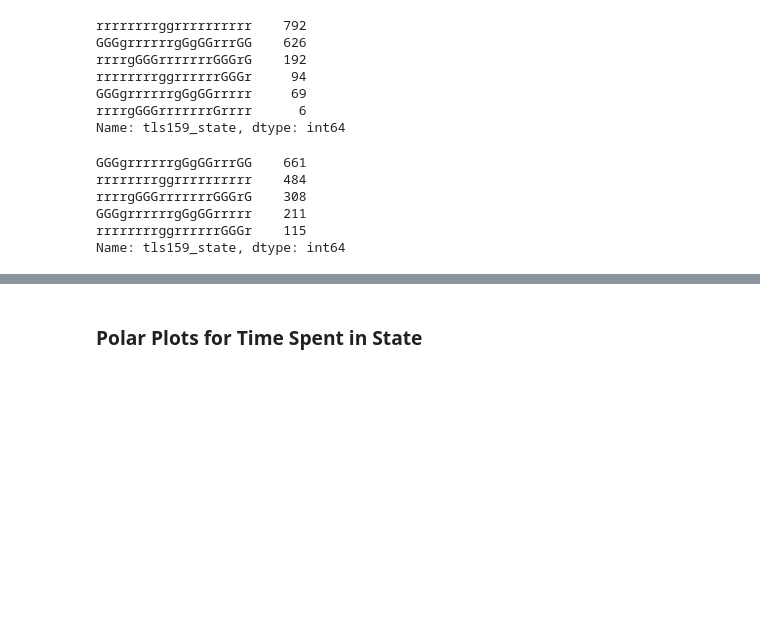
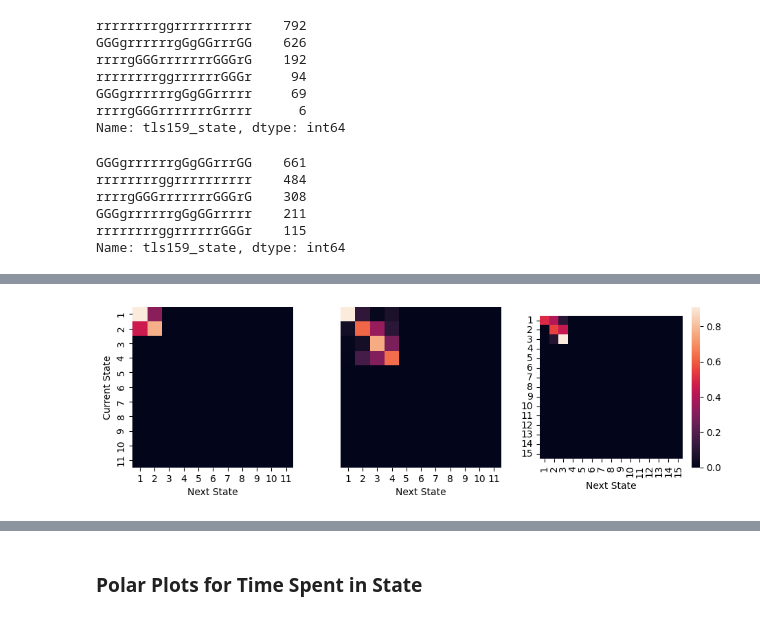
Before and after one commit to karstenk9/rl_traffic_signal_optimization, a Jupyter notebook: notebooks/evaluation_performance.ipynb, the cells around one changed output, grey strips where cells are left out. Cells and saved outputs as stored; diff of their text form; code cells hidden in the pictures; blank space fills up the shorter version.

```diff
--- a/notebooks/evaluation_performance.ipynb
+++ b/notebooks/evaluation_performance.ipynb
@@ -471,0 +495,83 @@ plt.show()
+# %%
+### ------ Phase Transition Matrix sorted by Reward Type ------ ###
+
+# Create a figure with subplots based on the number of dataframes
+tls_list = ['tls159_state', 'tls160_state', 'tls161_state'] # list of all possible states
+unique_state_lists = [tls_159_states, tls_160_states, tls_161_states] # list of lists of unique states for each traffic light
+df_list = [(speed_eval, 'Speed'), (queue_eval, 'Queue'), (waitTime_200_eval, 'WaitTime'),
+       (df, 'Actuated')]
+
+
+for (df, name) in df_list:
+    j = 0
+    num_dataframes = len(tls_list)
+    fig, axs = plt.subplots(1, num_dataframes, figsize=(9.5, 3))
+
+    # Iterate over the dataframes and plot each one in a subplot
+    for i, col in enumerate(tls_list):
+        # create transition matrix and plot heatmap
+
+        def transition_matrix(transitions, num_phases):
+            phases = list(set(phase for transition in transitions for phase in transition))
+            phase_to_index = {phase: index for index, phase in enumerate(phases)}
+            matrix = [[0] * num_phases for _ in range(num_phases)]
+            for (phase1, phase2) in transitions:
+                i = phase_to_index[phase1]
+                j = phase_to_index[phase2]
+                matrix[i][j] += 1
+            return matrix
+
+
+        def normalize_matrix(matrix):
+            normalized_matrix = []
+            for row in matrix:
+                row_sum = sum(row)
+                if row_sum != 0:
+                    normalized_row = [value / row_sum for value in row]
+                else:
+                    normalized_row = [0] * len(row)
+                normalized_matrix.append(normalized_row)
+            return normalized_matrix
+
+
+        def create_heatmap(matrix, states, ax):
+            sns.heatmap(matrix, square=True, xticklabels=["{0}".format(i+1) for i in range(num_phases)], yticklabels=["{0}".format(i+1) for i in range(num_phases)] if (i == 0 or i == 2) else "", ax=ax, cbar=i==num_dataframes-1, cbar_ax=None if i == num_dataframes-1 else False)
+            ax.set_xlabel("Next State")
+            ax.set_ylabel("Current State" if i == 0 else "")
+
+            #ax.set_title(f"{name}" if i == 1 else "")
+            ax.set_aspect("equal")
+
+        # append all states collected during training to list
+        tls_allStates = df[col].tolist()
+        #tls_allStates.append(x for x in unique_state_lists[j] if x not in tls_allStates)
+
+        # get number of distinct phases
+        num_phases = len(unique_state_lists[j])
+
+        # create list of tuples for state transitions
+        transitions = [(tls_allStates[i], tls_allStates[i+1]) for i in range(len(tls_allStates)-1)]
+
+        # create transition matrix
+        matrix = transition_matrix(transitions, num_phases)
+        #print(matrix)
+
+        # normalize matrix
+        transition_matrix = normalize_matrix(matrix)  # assuming you already have the transition matrix
+
+        # plot heatmap in the corresponding subplot
+        create_heatmap(transition_matrix, unique_state_lists[j], axs[i])
+
+        j += 1
+
+    # Adjust the spacing between subplots
+    plt.tight_layout()
+
+    # Show the figure
+    plt.show()
+
+
+# plot heatmap
+#create_heatmap(transition_matrix, set(tls_160_states))
+# %% [output]
+[figure, added]
```
Also changed, not shown: parts of 4 cells of this notebook, 6 other files.
